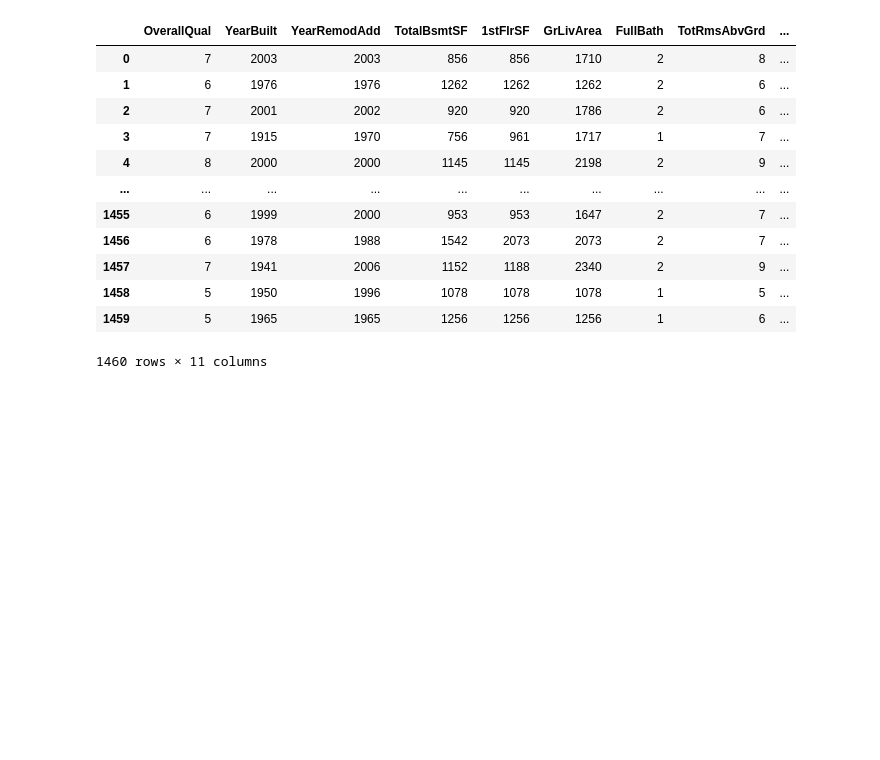
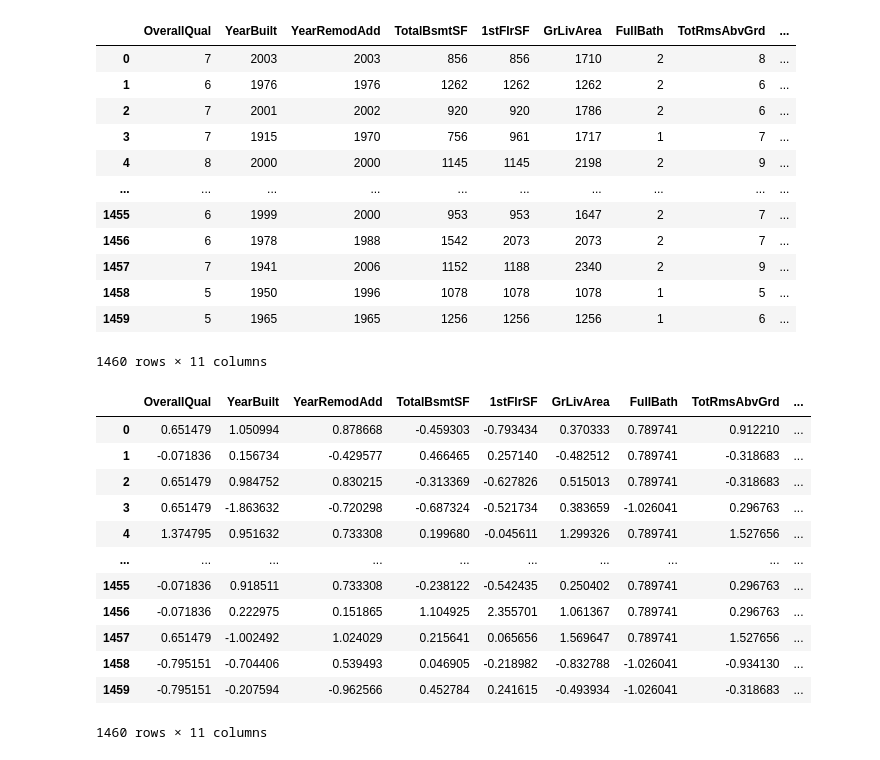
Before and after one commit to MrBinit/Advanced_california_housing_regression, a Jupyter notebook: development.ipynb, the cells around one changed output. Saved outputs shown, nothing was run; the diff lists cells and outputs as text; code cells hidden in the pictures; blank space fills up the shorter version.

```diff
--- a/development.ipynb
+++ b/development.ipynb
@@ -569,0 +555,22 @@ default_num_pipeline = make
+# %%
+from sklearn.preprocessing import StandardScaler
+
+scaler = StandardScaler()
+transformed_numerical_features = scaler.fit_transform(df_numerical_selected)
+df_transformed = pd.DataFrame(transformed_numerical_features, columns= df_numerical_selected.columns)
+# %%
+df_transformed
+# %% [output]
+|  | OverallQual | YearBuilt | YearRemodAdd | TotalBsmtSF | 1stFlrSF | GrLivArea | FullBath | TotRmsAbvGrd | ... |
+| 0 | 0.651479 | 1.050994 | 0.878668 | -0.459303 | -0.793434 | 0.370333 | 0.789741 | 0.912210 | ... |
+| 1 | -0.071836 | 0.156734 | -0.429577 | 0.466465 | 0.257140 | -0.482512 | 0.789741 | -0.318683 | ... |
+| 2 | 0.651479 | 0.984752 | 0.830215 | -0.313369 | -0.627826 | 0.515013 | 0.789741 | -0.318683 | ... |
+| 3 | 0.651479 | -1.863632 | -0.720298 | -0.687324 | -0.521734 | 0.383659 | -1.026041 | 0.296763 | ... |
+| 4 | 1.374795 | 0.951632 | 0.733308 | 0.199680 | -0.045611 | 1.299326 | 0.789741 | 1.527656 | ... |
+| ... | ... | ... | ... | ... | ... | ... | ... | ... | ... |
+| 1455 | -0.071836 | 0.918511 | 0.733308 | -0.238122 | -0.542435 | 0.250402 | 0.789741 | 0.296763 | ... |
+| 1456 | -0.071836 | 0.222975 | 0.151865 | 1.104925 | 2.355701 | 1.061367 | 0.789741 | 0.296763 | ... |
+| 1457 | 0.651479 | -1.002492 | 1.024029 | 0.215641 | 0.065656 | 1.569647 | 0.789741 | 1.527656 | ... |
+| 1458 | -0.795151 | -0.704406 | 0.539493 | 0.046905 | -0.218982 | -0.832788 | -1.026041 | -0.934130 | ... |
+| 1459 | -0.795151 | -0.207594 | -0.962566 | 0.452784 | 0.241615 | -0.493934 | -1.026041 | -0.318683 | ... |
+1460 rows × 11 columns
```
Also changed, not shown: parts of 13 cells of this notebook, 2 other files.
